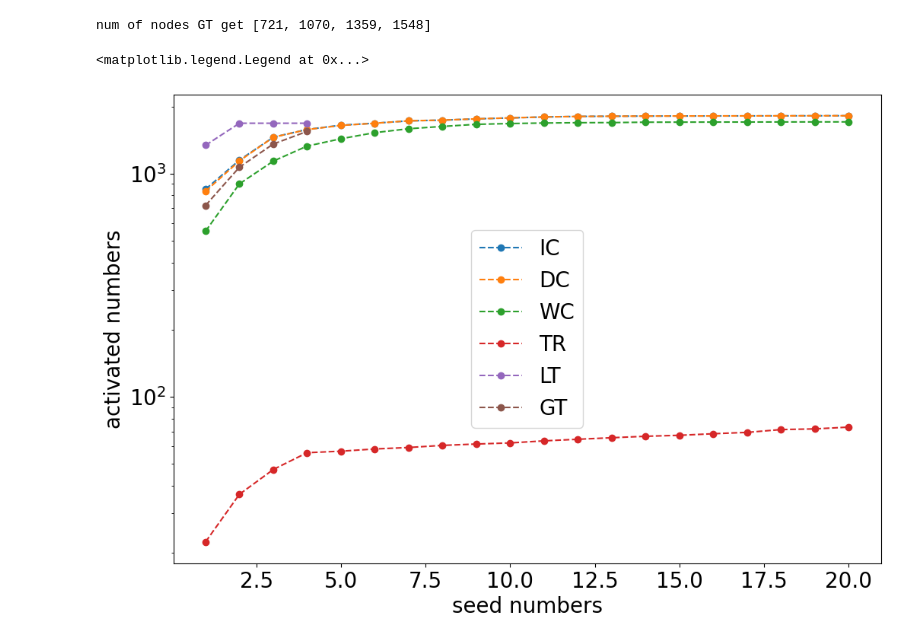
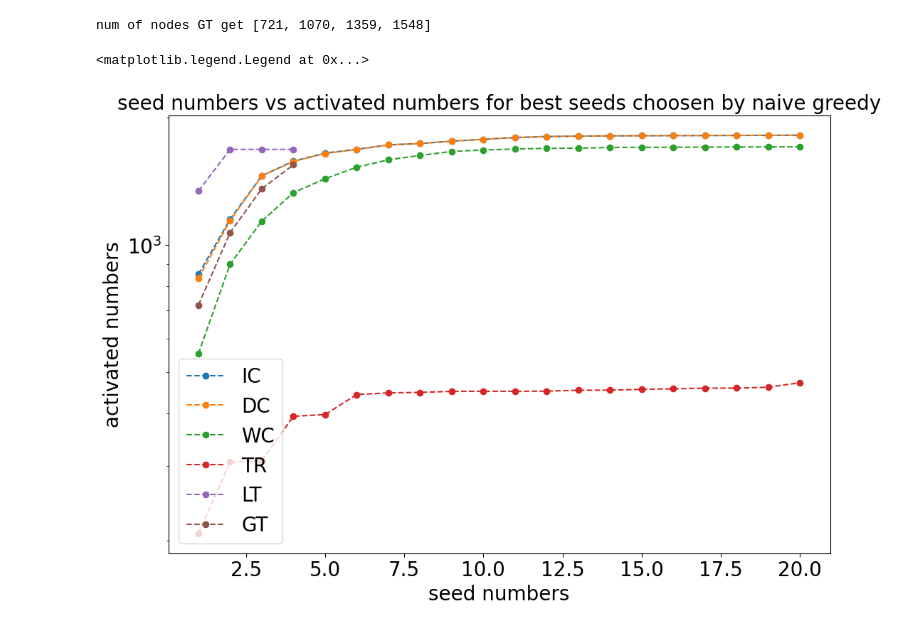
Before and after one commit to davidguzmanp/Influence-Maximization-in-Twitter-as-a-Social-Network-Graph, a Jupyter notebook: CompareGreedy.ipynb, the cells around one changed output. Saved outputs shown, nothing was run; the diff lists cells and outputs as text; code cells hidden in the pictures.

```diff
--- a/CompareGreedy.ipynb
+++ b/CompareGreedy.ipynb
@@ -78,3 +76,5 @@ num_nodes_TR =  [22.54, 36.887, 37.879000000000005, 47.814, 48.898, 57.451, 58.7
+# %%
+num_nodes_TR =  [207.96300000000002, 306.60900000000004, 308.87600000000003, 393.389, 397.2150000000001, 442.95599999999996, 447.02299999999997, 448.133, 450.73500000000007, 450.971, 450.791, 451.273, 453.442, 453.67199999999997, 455.78200000000004, 457.01700000000005, 458.56399999999996, 458.703, 460.988, 472.4169999999999]
 # %%
 num_nodes_LT = []
 for i in range(len(max_nodes_LT)):
@@ -96,18 +96,19 @@ num_nodes_GT =  [721, 1070, 1359, 1548]
 # %%
 plt.figure(figsize=(12,8))
 plt.plot(np.arange(1, len(num_nodes_IC)+1), num_nodes_IC, 'o--', label='IC')
 plt.plot(np.arange(1, len(num_nodes_DC)+1), num_nodes_DC, 'o--', label='DC')
 plt.plot(np.arange(1, len(num_nodes_WC)+1), num_nodes_WC, 'o--', label='WC')
 plt.plot(np.arange(1, len(num_nodes_TR)+1), num_nodes_TR, 'o--', label='TR')
 plt.plot(np.arange(1, len(num_nodes_LT)+1), num_nodes_LT, 'o--', label='LT')
 plt.plot(np.arange(1, len(num_nodes_GT)+1), num_nodes_GT, 'o--', label='GT')
 
 plt.yscale('log')
 plt.xticks(fontsize=20)
 plt.yticks(fontsize=20)
 plt.xlabel('seed numbers', fontsize=20)
 plt.ylabel('activated numbers', fontsize=20)
+plt.title('seed numbers vs activated numbers for best seeds choosen by naive greedy', fontsize=20)
 plt.legend(fontsize=20)
 # %% [output]
 <matplotlib.legend.Legend at 0x...>
-[figure, old version]
+[figure, new version]
```
Also changed, not shown: parts of 4 cells of this notebook.
